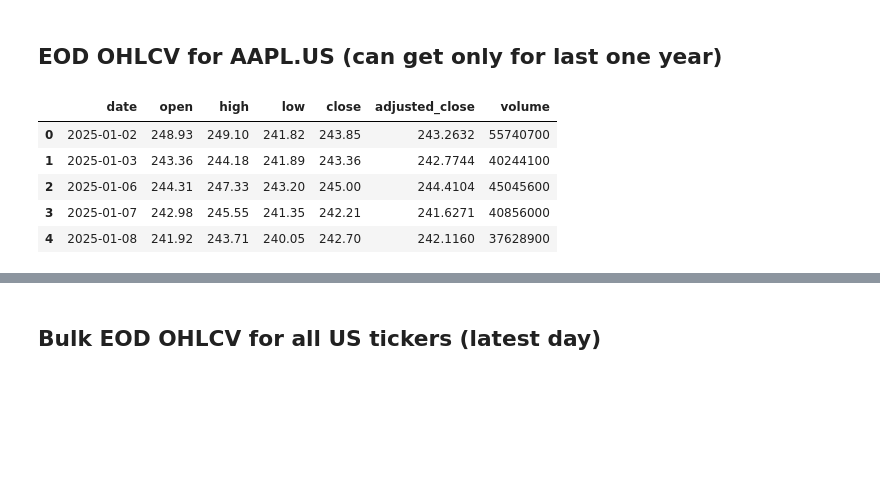
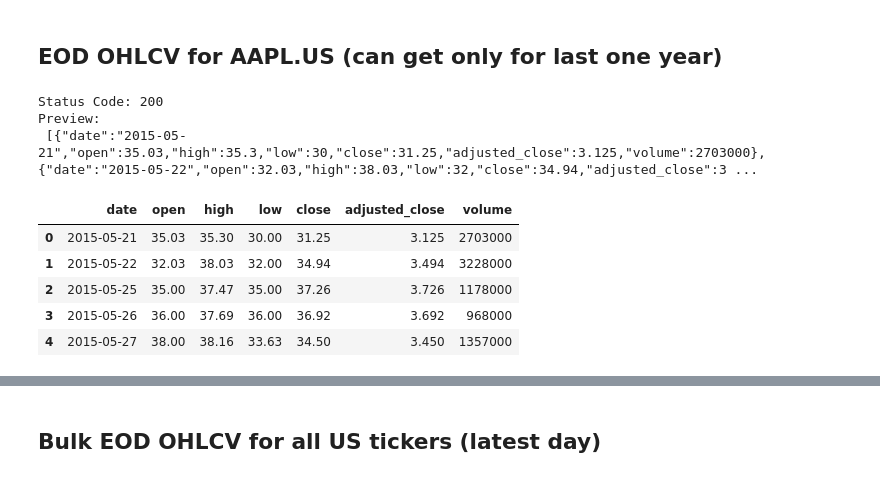
Before and after one commit to chain-08/lens, a Jupyter notebook: notebooks/pipelines/eod_endpoints.ipynb, the cells around one changed output, grey strips where cells are left out. Cells and saved outputs as stored; diff of their text form; code cells hidden in the pictures; blank space fills up the shorter version.

```diff
--- a/notebooks/pipelines/eod_endpoints.ipynb
+++ b/notebooks/pipelines/eod_endpoints.ipynb
@@ -36,15 +129,28 @@ df_tickers.head()
 # %% [markdown]
  ## EOD OHLCV for AAPL.US (can get only for last one year)
 # %%
-symbol = "AAPL.US"
-url = f"{BASE_URL}/eod/{symbol}?api_token={API_KEY}&from=2025-01-01&to=2025-01-10&fmt=json"
+symbol = "SHOP.TO"  # Format: {ticker}.{exchange_code}
+BASE_URL = "https://eodhd.com/api"
+
+url = f"{BASE_URL}/eod/{symbol}?api_token={API_KEY}&fmt=json"
 resp = requests.get(url)
-df_eod = pd.DataFrame(resp.json())
-df_eod.head()
+
+# Preview response
+print("Status Code:", resp.status_code)
+print("Preview:\n", resp.text[:300])
+
+# Convert to DataFrame
+data = resp.json()
+df = pd.DataFrame(data)
+df.to_csv("shopify_tsx_eod.csv", index=False)
+df.head()
 # %% [output]
+Status Code: 200
+Preview:
+ [{"date":"2015-05-21","open":35.03,"high":35.3,"low":30,"close":31.25,"adjusted_close":3.125,"volume":2703000},{"date":"2015-05-22","open":32.03,"high":38.03,"low":32,"close":34.94,"adjusted_close":3 ...
 |  | date | open | high | low | close | adjusted_close | volume |
-| 0 | 2025-01-02 | 248.93 | 249.10 | 241.82 | 243.85 | 243.2632 | 55740700 |
-| 1 | 2025-01-03 | 243.36 | 244.18 | 241.89 | 243.36 | 242.7744 | 40244100 |
-| 2 | 2025-01-06 | 244.31 | 247.33 | 243.20 | 245.00 | 244.4104 | 45045600 |
-| 3 | 2025-01-07 | 242.98 | 245.55 | 241.35 | 242.21 | 241.6271 | 40856000 |
-| 4 | 2025-01-08 | 241.92 | 243.71 | 240.05 | 242.70 | 242.1160 | 37628900 |
+| 0 | 2015-05-21 | 35.03 | 35.30 | 30.00 | 31.25 | 3.125 | 2703000 |
+| 1 | 2015-05-22 | 32.03 | 38.03 | 32.00 | 34.94 | 3.494 | 3228000 |
+| 2 | 2015-05-25 | 35.00 | 37.47 | 35.00 | 37.26 | 3.726 | 1178000 |
+| 3 | 2015-05-26 | 36.00 | 37.69 | 36.00 | 36.92 | 3.692 | 968000 |
+| 4 | 2015-05-27 | 38.00 | 38.16 | 33.63 | 34.50 | 3.450 | 1357000 |
```
Also changed, not shown: parts of 17 cells of this notebook.
